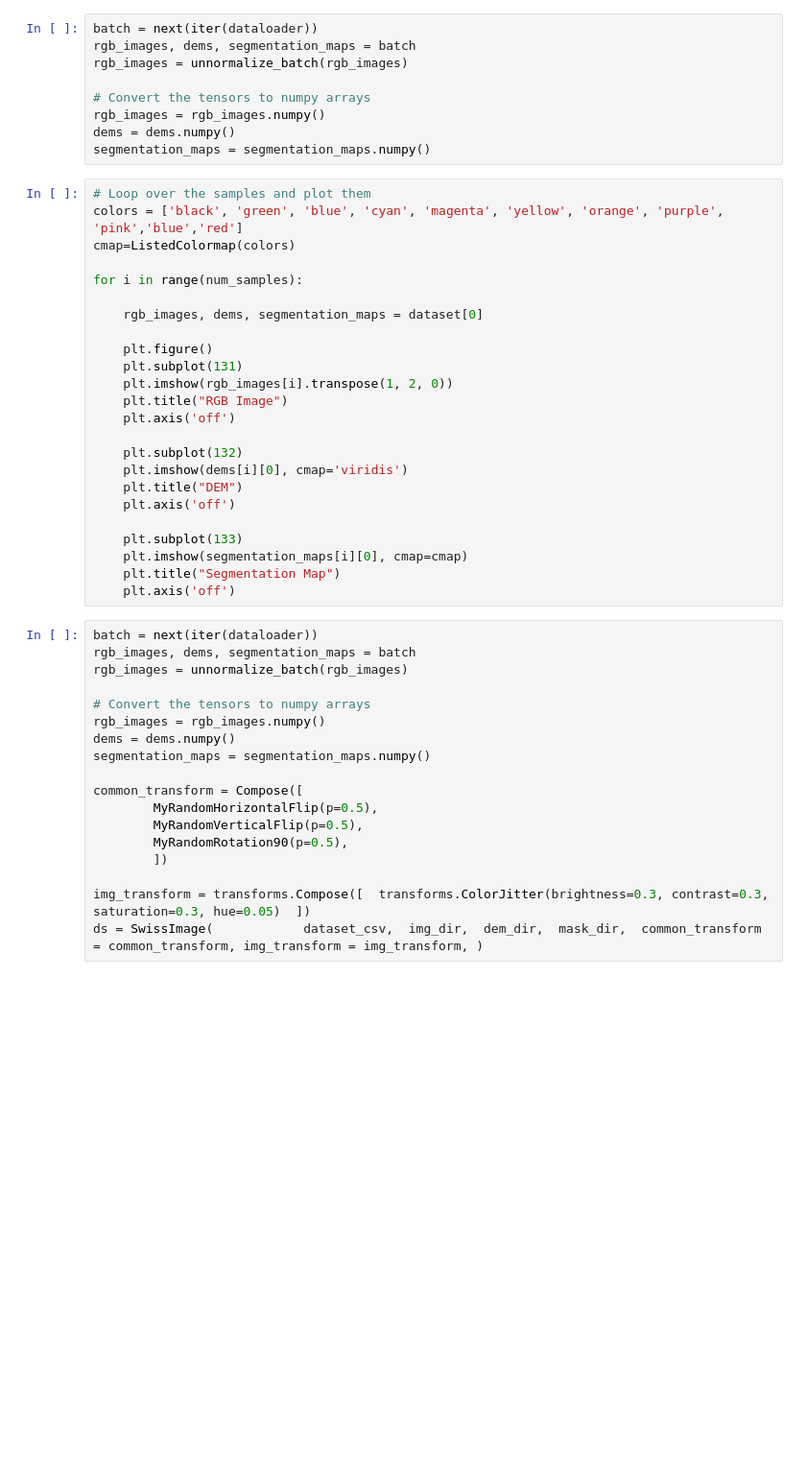
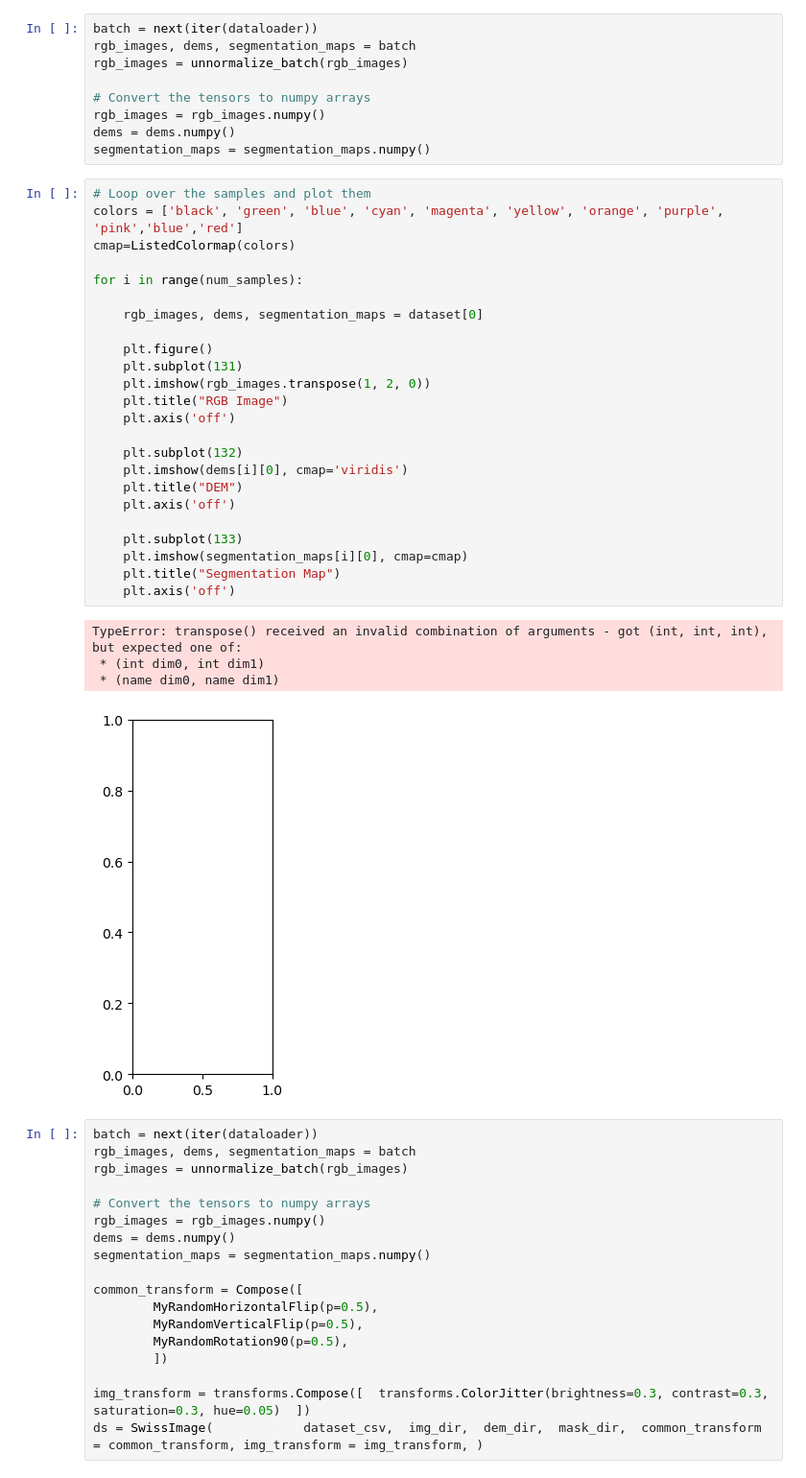
Before and after one commit to zvalerie/Alps_LCC, a Jupyter notebook: notebook/observe_dataset.ipynb, the cells around one changed output. Shown: that part at 96% size. Drawn from its saved outputs; the diff is of its cells as text; blank space fills up the shorter version.

```diff
--- a/notebook/observe_dataset.ipynb
+++ b/notebook/observe_dataset.ipynb
@@ -35,27 +37,32 @@ segmentation_maps = segmentation_maps.numpy()
 # %%
 # Loop over the samples and plot them
 colors = ['black', 'green', 'blue', 'cyan', 'magenta', 'yellow', 'orange', 'purple', 'pink','blue','red']
 cmap=ListedColormap(colors)
 
 for i in range(num_samples):
 
     rgb_images, dems, segmentation_maps = dataset[0]
 
     plt.figure()
     plt.subplot(131)
-    plt.imshow(rgb_images[i].transpose(1, 2, 0))
+    plt.imshow(rgb_images.transpose(1, 2, 0))
     plt.title("RGB Image")
     plt.axis('off')
 
     plt.subplot(132)
     plt.imshow(dems[i][0], cmap='viridis')
     plt.title("DEM")
     plt.axis('off')
 
     plt.subplot(133)
     plt.imshow(segmentation_maps[i][0], cmap=cmap)
     plt.title("Segmentation Map")
     plt.axis('off')
+# %% [output]
+TypeError: transpose() received an invalid combination of arguments - got (int, int, int), but expected one of:
+ * (int dim0, int dim1)
+ * (name dim0, name dim1)
+[figure, added]
 # %%
 batch = next(iter(dataloader))
 rgb_images, dems, segmentation_maps = batch
```
Also changed, not shown: parts of 3 cells of this notebook, 40 other files.
